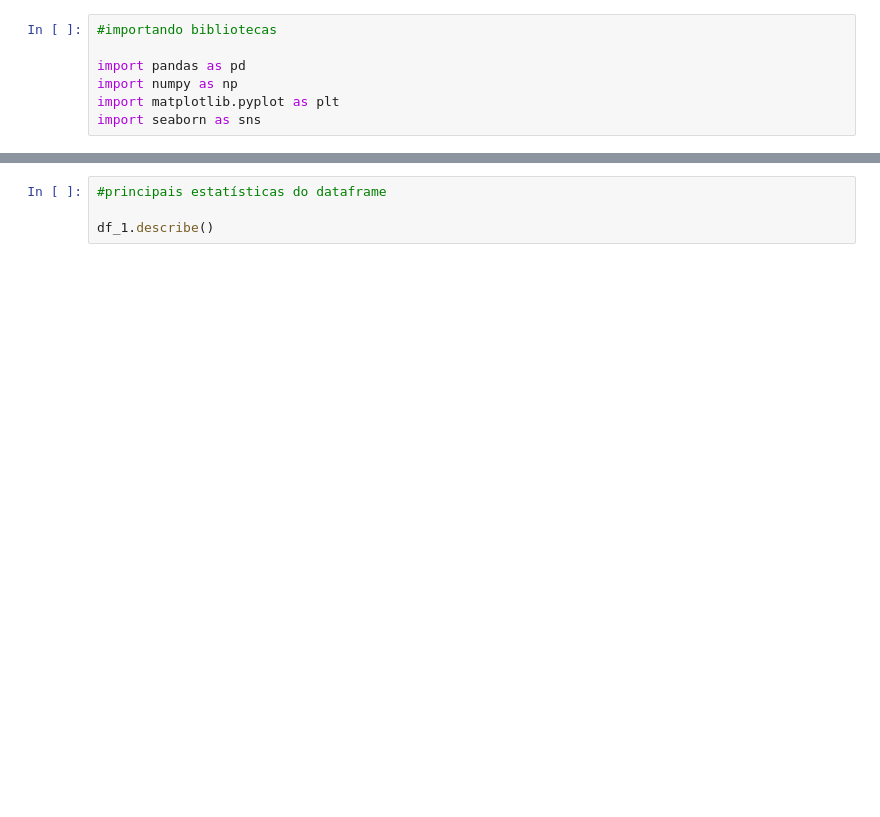
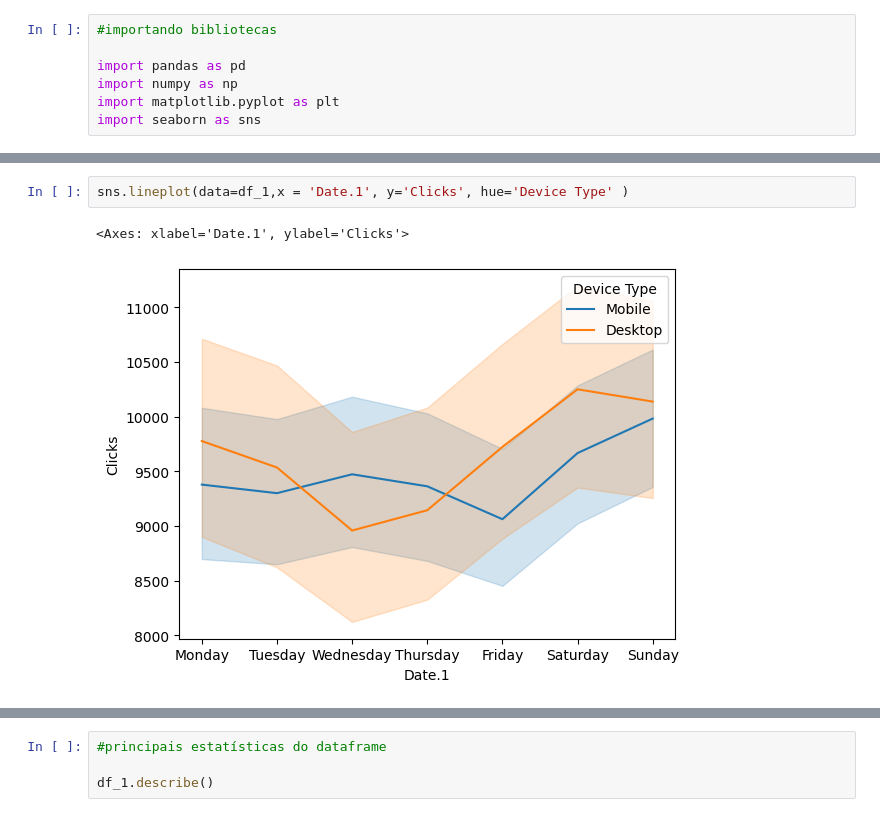
Before and after one commit to Sirius-146/projetoV_ifoodtech, a Jupyter notebook: projeto_ifoodtechV.ipynb, the cells around one changed output, grey strips where cells are left out. Cells and saved outputs as stored; diff of their text form; blank space fills up the shorter version.

```diff
--- a/projeto_ifoodtechV.ipynb
+++ b/projeto_ifoodtechV.ipynb
@@ -29,0 +43,5 @@ df_1.head(3)
+# %%
+sns.lineplot(data=df_1,x = 'Date.1', y='Clicks', hue='Device Type' )
+# %% [output]
+<Axes: xlabel='Date.1', ylabel='Clicks'>
+[figure, added]
```
Also changed, not shown: parts of 16 cells of this notebook.
